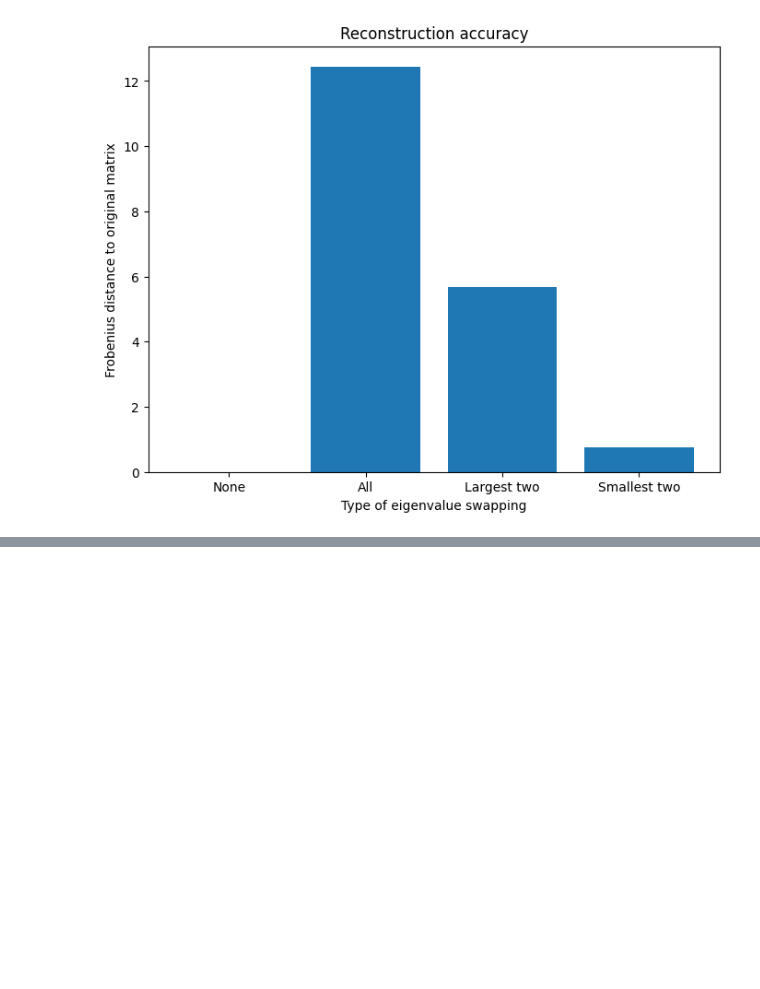
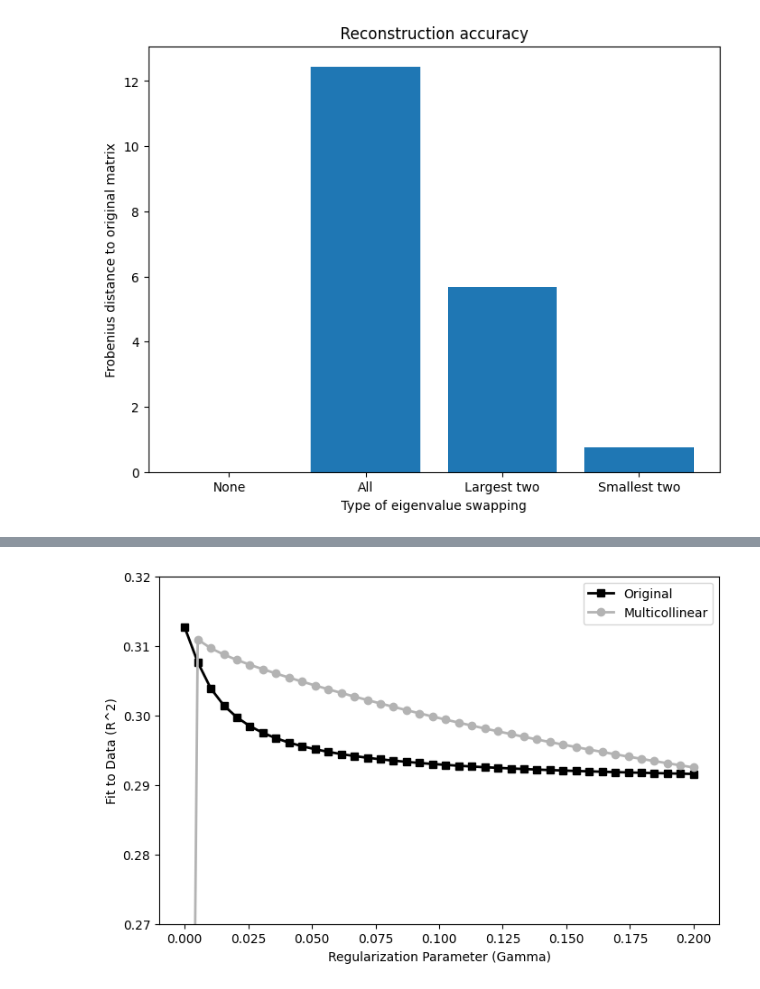
Before and after one commit to MiesnerJacob/practical-linear-algebra-for-data-science, a Jupyter notebook: 13-eigendecomposition.ipynb, the cells around one changed output, grey strips where cells are left out. Cells and saved outputs as stored; diff of their text form; code cells hidden in the pictures; blank space fills up the shorter version.

```diff
--- a/13-eigendecomposition.ipynb
+++ b/13-eigendecomposition.ipynb
@@ -274,0 +334,70 @@ Frobenius distance: 0.7508248376941941
+# %%
+# Exercise 13-7 (Shrinkage regularization)
+
+# Gather data
+url = "https://archive.ics.uci.edu/ml/machine-learning-databases/00560/SeoulBikeData.csv"
+data = pd.read_csv(url,sep=',',encoding='unicode_escape')
+
+# Create the design matrix
+design_matrix = data[['Rainfall(mm)', 'Temperature(°C)']].to_numpy()
+design_matrix = np.append(design_matrix, np.ones((design_matrix.shape[0], 1)), axis=1)
+
+# Create the multicollinear design matrix
+lincombo = 4 * design_matrix[:, 0] + 0.4 * design_matrix[:, 1]
+design_matrix_multicollinear = np.append(design_matrix, lincombo.reshape(-1, 1), axis=1)
+
+# Grab the target variable
+target_variable = data[["Rented Bike Count"]].to_numpy()
+
+# Compute the average of the eigenvalues
+average_eigenvalue = np.mean(np.linalg.eigvals(design_matrix.T @ design_matrix))
+average_eigenvalue_multicollinear = np.mean(np.linalg.eigvals(design_matrix_multicollinear.T @ design_matrix_multicollinear))
+
+# Range of gamma parameters
+gamma_values = np.linspace(0, 0.2, 40)
+
+# Initialize R^2 vectors
+r2_values = np.zeros(gamma_values.shape)
+r2_multicollinear_values = np.zeros(gamma_values.shape)
+
+# Loop over gamma values
+for index in range(len(gamma_values)):
+    gamma = gamma_values[index]
+
+    # Regularization parameter for the original design matrix
+    lambda_value = gamma * average_eigenvalue
+
+    # Compute left-inverse for the original design matrix
+    left_inverse = np.linalg.inv(design_matrix.T @ design_matrix + lambda_value * np.eye(design_matrix.shape[1])) @ design_matrix.T
+
+    # Compute beta and predicted data for the original design matrix
+    beta = left_inverse @ target_variable
+    predictions = design_matrix @ beta
+
+    # Model fit to data for the original design matrix
+    r2_values[index] = np.corrcoef(target_variable.T, predictions.T)[0, 1]**2
+
+    # Regularization parameter for the multicollinear design matrix
+    lambda_multicollinear = gamma * average_eigenvalue_multicollinear
+
+    # Compute left-inverse for the multicollinear design matrix
+    left_inverse_multicollinear = np.linalg.inv(design_matrix_multicollinear.T @ design_matrix_multicollinear + lambda_multicollinear * np.eye(design_matrix_multicollinear.shape[1])) @ design_matrix_multicollinear.T
+
+    # Compute beta and predicted data for the multicollinear design matrix
+    beta_multicollinear = left_inverse_multicollinear @ target_variable
+    predictions_multicollinear = design_matrix_multicollinear @ beta_multicollinear
+
+    # Model fit to data for the multicollinear design matrix
+    r2_multicollinear_values[index] = np.corrcoef(target_variable.T, predictions_multicollinear.T)[0, 1]**2
+
+# Plot the results
+plt.figure(figsize=(8, 5))
+plt.plot(gamma_values, r2_values, 'ks-', linewidth=2, label='Original')  # Original in black squares
+plt.plot(gamma_values, r2_multicollinear_values, 'o-', linewidth=2, label='Multicollinear', color=[0.7, 0.7, 0.7])  # Multicollinear in gray circles
+plt.xlabel('Regularization Parameter (Gamma)')
+plt.ylabel('Fit to Data (R^2)')
+plt.ylim([0.27, 0.32])
+plt.legend()
+plt.show()
+# %% [output]
+[figure, added]
```
Also changed, not shown: parts of 18 cells of this notebook.
